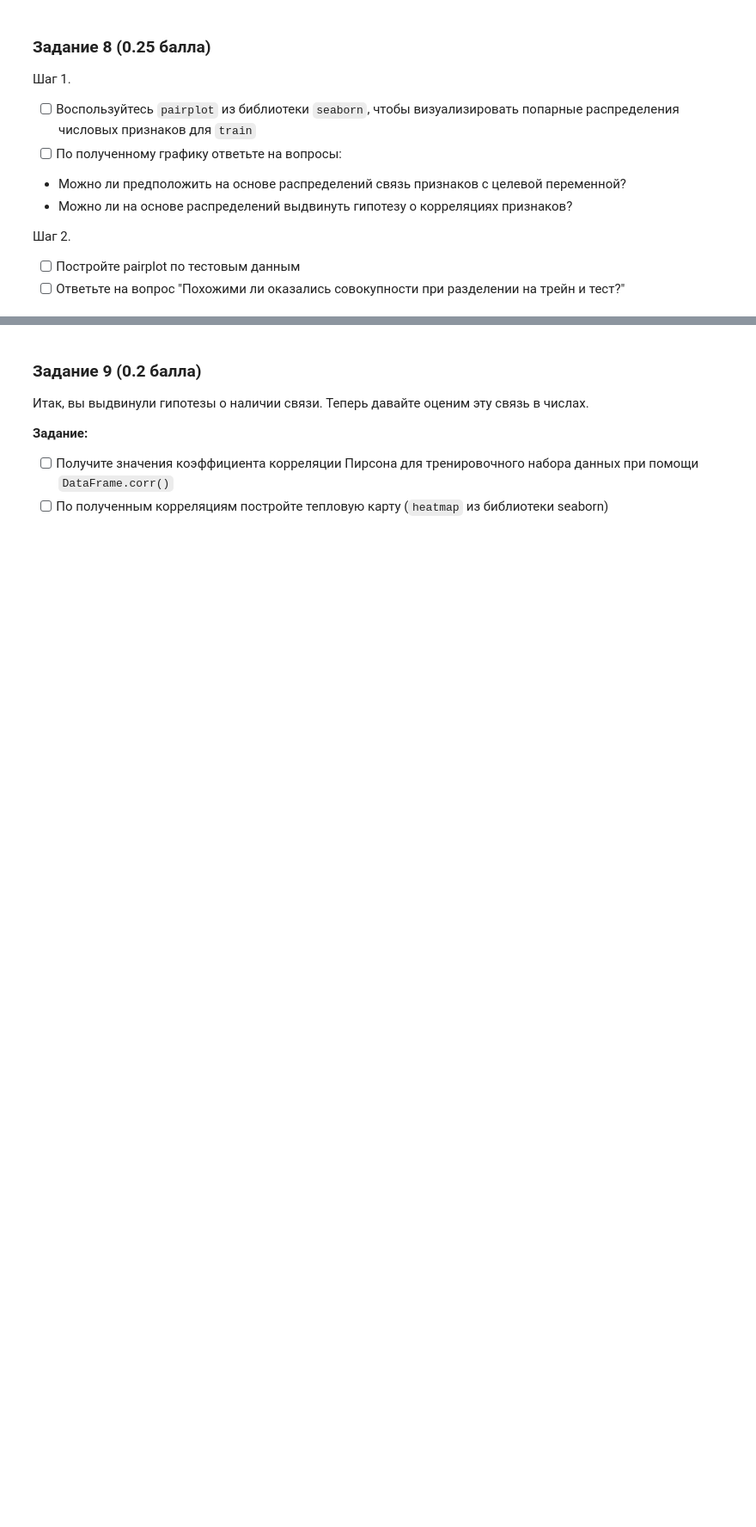
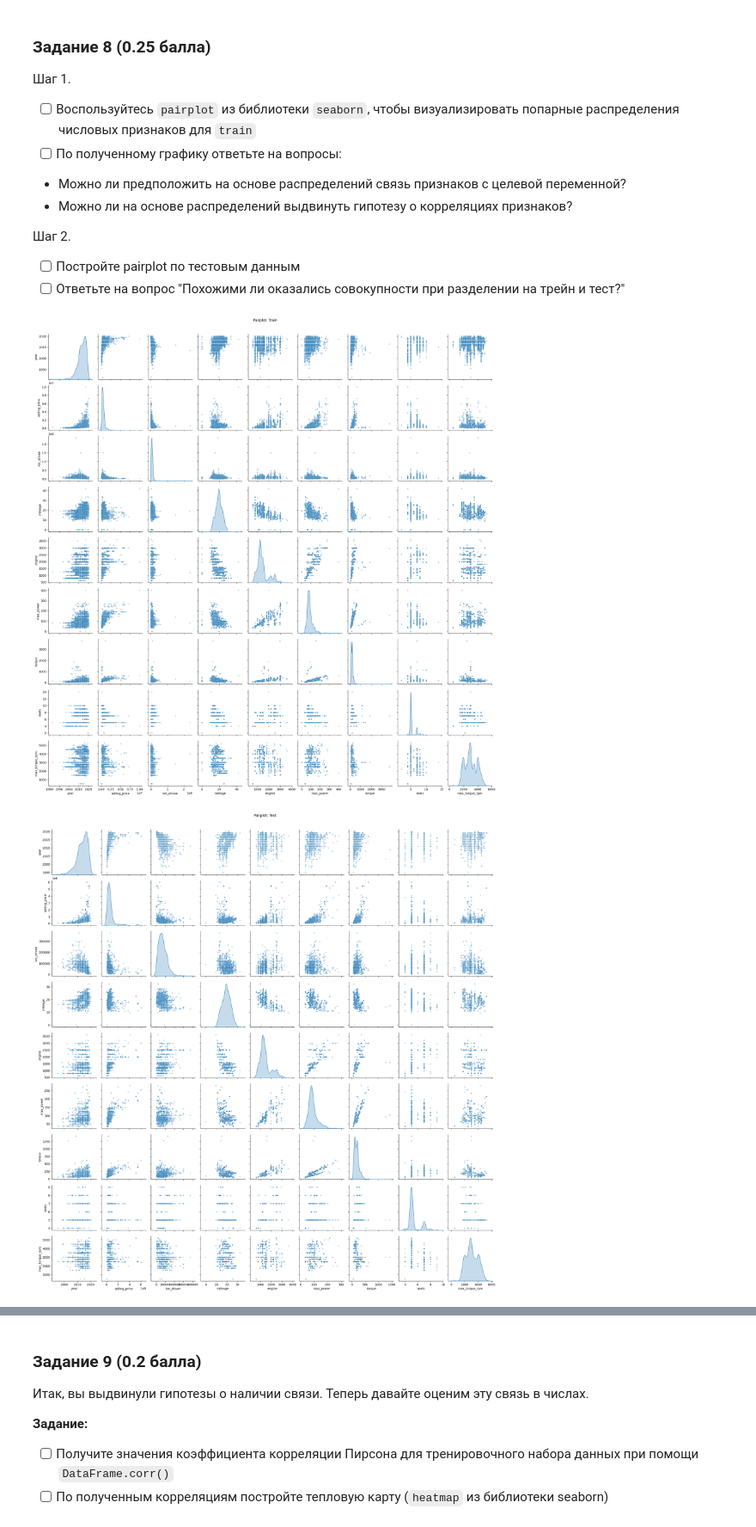
Before and after one commit to Phoenix377ss/HW_1_HSE_ML, a Jupyter notebook: AI_HW1_Regression_with_inference_pro.ipynb, the cells around one changed output, grey strips where cells are left out. Shown at 86% size. Drawn from its saved outputs; the diff is of its cells as text; code cells hidden in the pictures; blank space fills up the shorter version.

```diff
--- a/AI_HW1_Regression_with_inference_pro.ipynb
+++ b/AI_HW1_Regression_with_inference_pro.ipynb
@@ -128,3 +321,13 @@ assert df_train.shape == (5840, 13)
+# %%
+for df in [df_train, df_test]:
+    for col in ['mileage', 'engine', 'max_power']:
+        df[col] = df[col].astype(str).str.extract(r'(\d+\.?\d*)').astype(float)
+
+for df in [df_train, df_test]:
+    s = df['torque'].astype(str).str.replace(',', '')
+    df['torque'] = s.str.extract(r'^(\d+\.?\d*)').astype(float)
+    df.loc[s.str.contains('kgm', case=False, na=False), 'torque'] *= 9.80665
+    df['max_torque_rpm'] = s.str.extract(r'(\d+\.?\d*)\s*rpm', flags=2).astype(float)
 # %% [markdown]
 ### **Задание 5 (0.15 балла)**
 
@@ -140,0 +342,17 @@ assert df_train.shape == (5840, 13)
+# %%
+num_cols = df_train.select_dtypes(include=[np.number]).columns.drop('selling_price', errors='ignore')
+
+for col in num_cols:
+    fill_value = df_train[col].median()
+    skew = df_train[col].skew()
+    n_train = df_train[col].isna().sum()
+    n_test = df_test[col].isna().sum()
+
+    df_train[col] = df_train[col].fillna(fill_value)
+    df_test[col] = df_test[col].fillna(fill_value)
+
+    if n_train > 0 or n_test > 0:
+        print(f'{col:>15}: skew = {skew:5.2f} | median = {fill_value:7.2f} | пропусков train/test: {n_train}/{n_test}')
+
+print("\nОсталось пропусков в train:", df_train.isna().sum().sum())
+print("Осталось пропусков в test:", df_test.isna().sum().sum())
@@ -189,0 +448,13 @@ assert df_train.shape == (5840, 13)
+# %%
+g_train = sns.pairplot(df_train, diag_kind='kde', plot_kws={'alpha': 0.4, 's': 15})
+g_train.figure.suptitle("Pairplot: Train", y=1.02)
+display(g_train.figure)
+plt.close(g_train.figure)
+
+g_test = sns.pairplot(df_test, diag_kind='kde', plot_kws={'alpha': 0.4, 's': 15})
+g_test.figure.suptitle("Pairplot: Test", y=1.02)
+display(g_test.figure)
+plt.close(g_test.figure)
+# %% [output]
+[figure, added]
+[figure, added]
```
Also changed, not shown: parts of 107 cells of this notebook, 14 other files.
